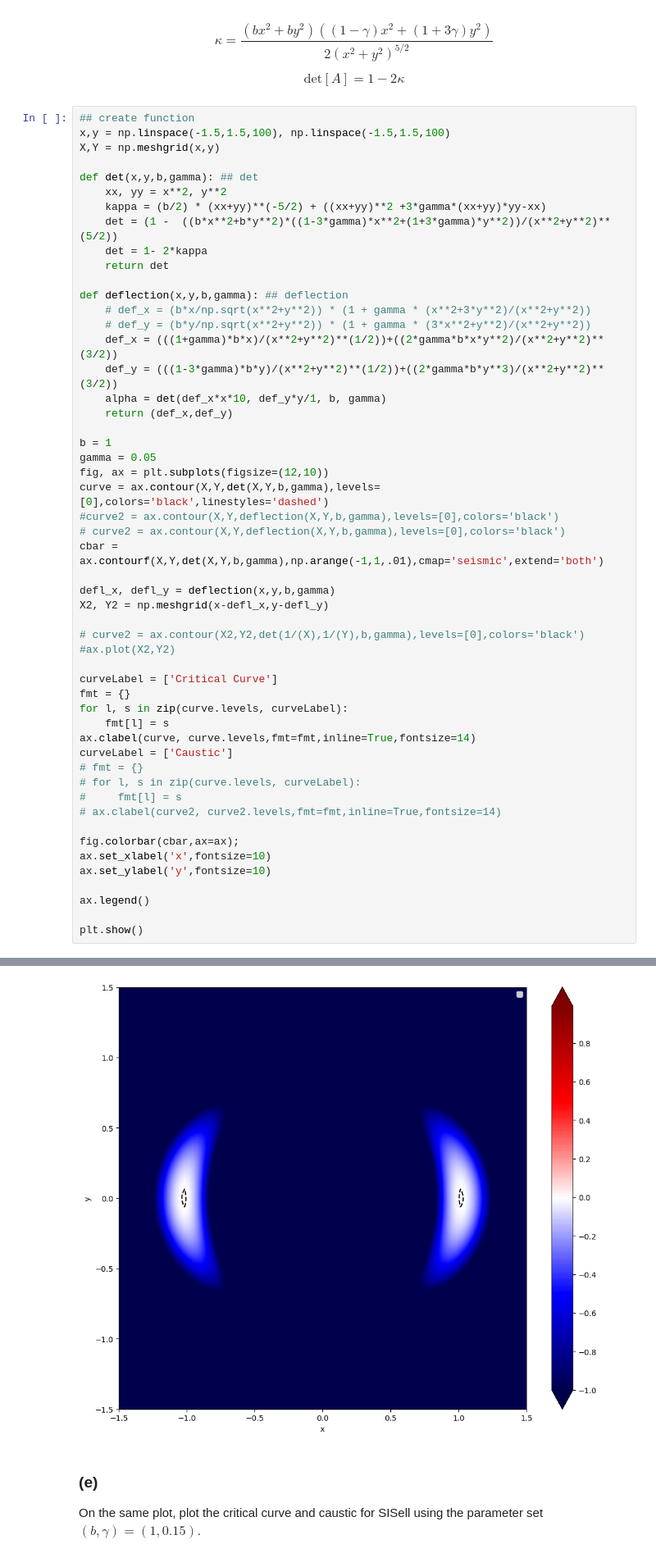
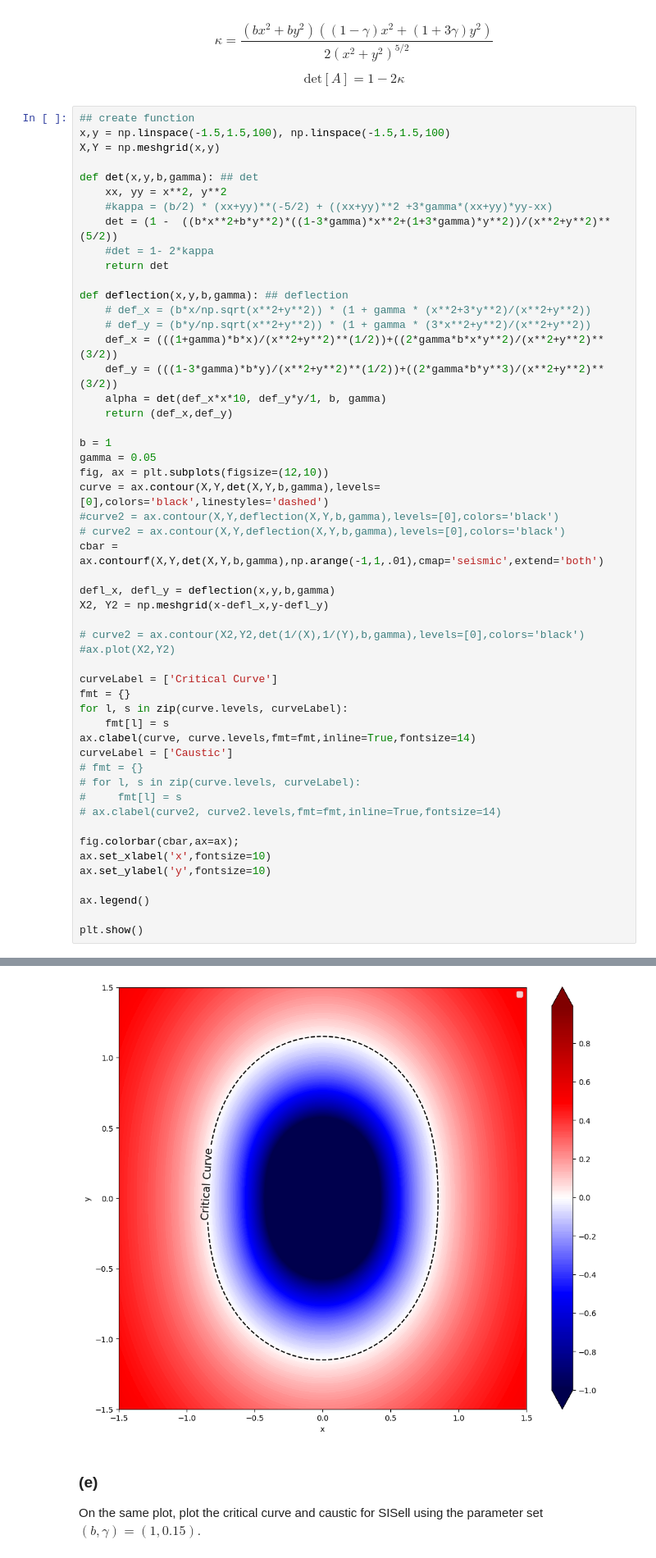
Before and after one commit to tylerbarna/AST8110, a Jupyter notebook: pset04/pset04.ipynb, the cells around one changed output, grey strips where cells are left out. Shown at 82% size. Cells and saved outputs as stored; diff of their text form.

```diff
--- a/pset04/pset04.ipynb
+++ b/pset04/pset04.ipynb
@@ -90,9 +90,9 @@ X,Y = np.meshgrid(x,y)
 
 def det(x,y,b,gamma): ## det
     xx, yy = x**2, y**2
-    kappa = (b/2) * (xx+yy)**(-5/2) + ((xx+yy)**2 +3*gamma*(xx+yy)*yy-xx)
+    #kappa = (b/2) * (xx+yy)**(-5/2) + ((xx+yy)**2 +3*gamma*(xx+yy)*yy-xx)
     det = (1 -  ((b*x**2+b*y**2)*((1-3*gamma)*x**2+(1+3*gamma)*y**2))/(x**2+y**2)**(5/2))
-    det = 1- 2*kappa
+    #det = 1- 2*kappa
     return det
 
 def deflection(x,y,b,gamma): ## deflection
@@ -110,34 +110,34 @@ curve = ax.contour(X,Y,det(X,Y,b,gamma),levels=[0],colors='black',linestyles='da
 #curve2 = ax.contour(X,Y,deflection(X,Y,b,gamma),levels=[0],colors='black')
 # curve2 = ax.contour(X,Y,deflection(X,Y,b,gamma),levels=[0],colors='black')
 cbar = ax.contourf(X,Y,det(X,Y,b,gamma),np.arange(-1,1,.01),cmap='seismic',extend='both')
 
 defl_x, defl_y = deflection(x,y,b,gamma)
 X2, Y2 = np.meshgrid(x-defl_x,y-defl_y)
 
 # curve2 = ax.contour(X2,Y2,det(1/(X),1/(Y),b,gamma),levels=[0],colors='black')
 #ax.plot(X2,Y2)
 
 curveLabel = ['Critical Curve']
 fmt = {}
 for l, s in zip(curve.levels, curveLabel):
     fmt[l] = s
 ax.clabel(curve, curve.levels,fmt=fmt,inline=True,fontsize=14)
 curveLabel = ['Caustic']
 # fmt = {}
 # for l, s in zip(curve.levels, curveLabel):
 #     fmt[l] = s
 # ax.clabel(curve2, curve2.levels,fmt=fmt,inline=True,fontsize=14)
 
 fig.colorbar(cbar,ax=ax);
 ax.set_xlabel('x',fontsize=10)
 ax.set_ylabel('y',fontsize=10)
 
 ax.legend()
 
 plt.show()
 # %% [output]
 No artists with labels found to put in legend.  Note that artists whose label start with an underscore are ignored when legend() is called with no argument.
-[figure, old version]
+[figure, new version]
 # %% [markdown]
 ### (e)
 
```
Also changed, not shown: parts of 1 cell of this notebook.
